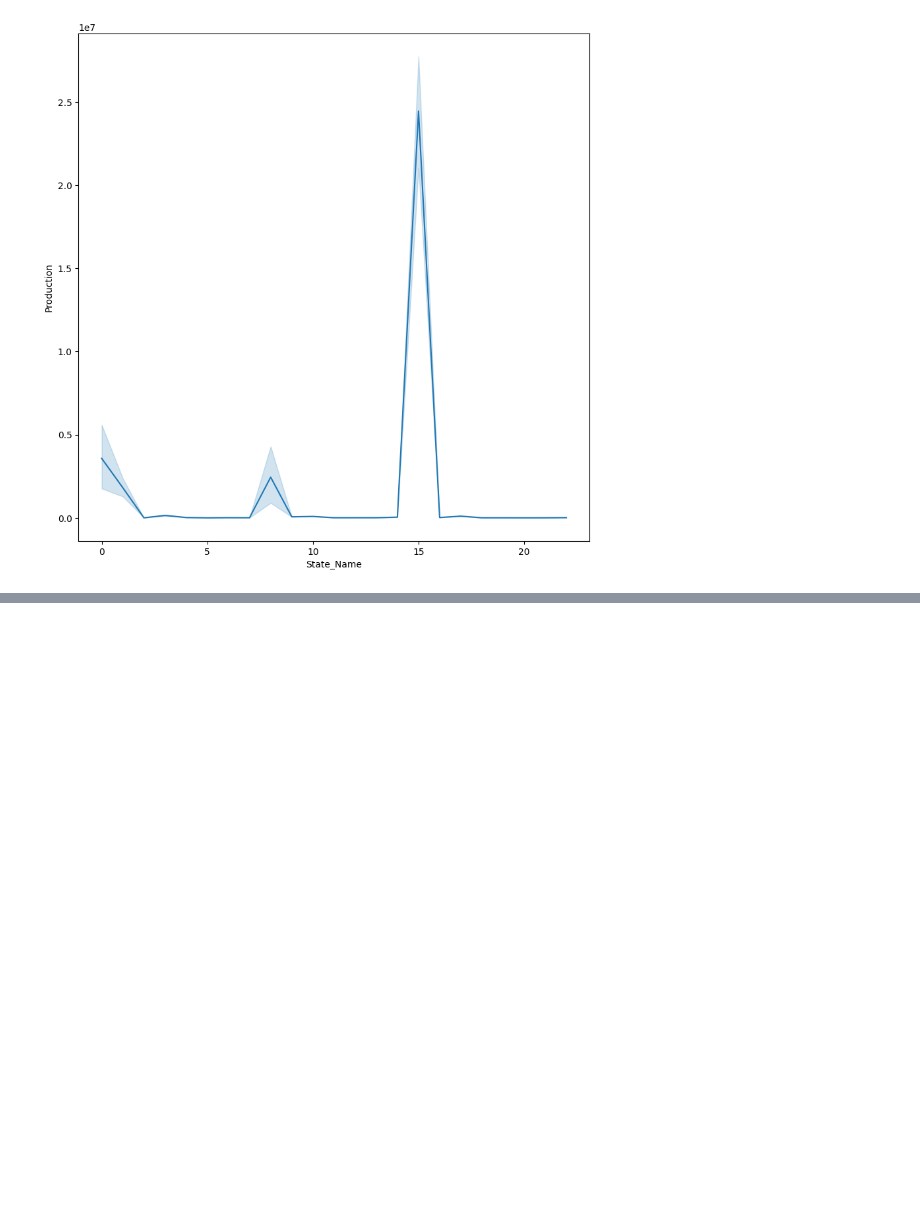
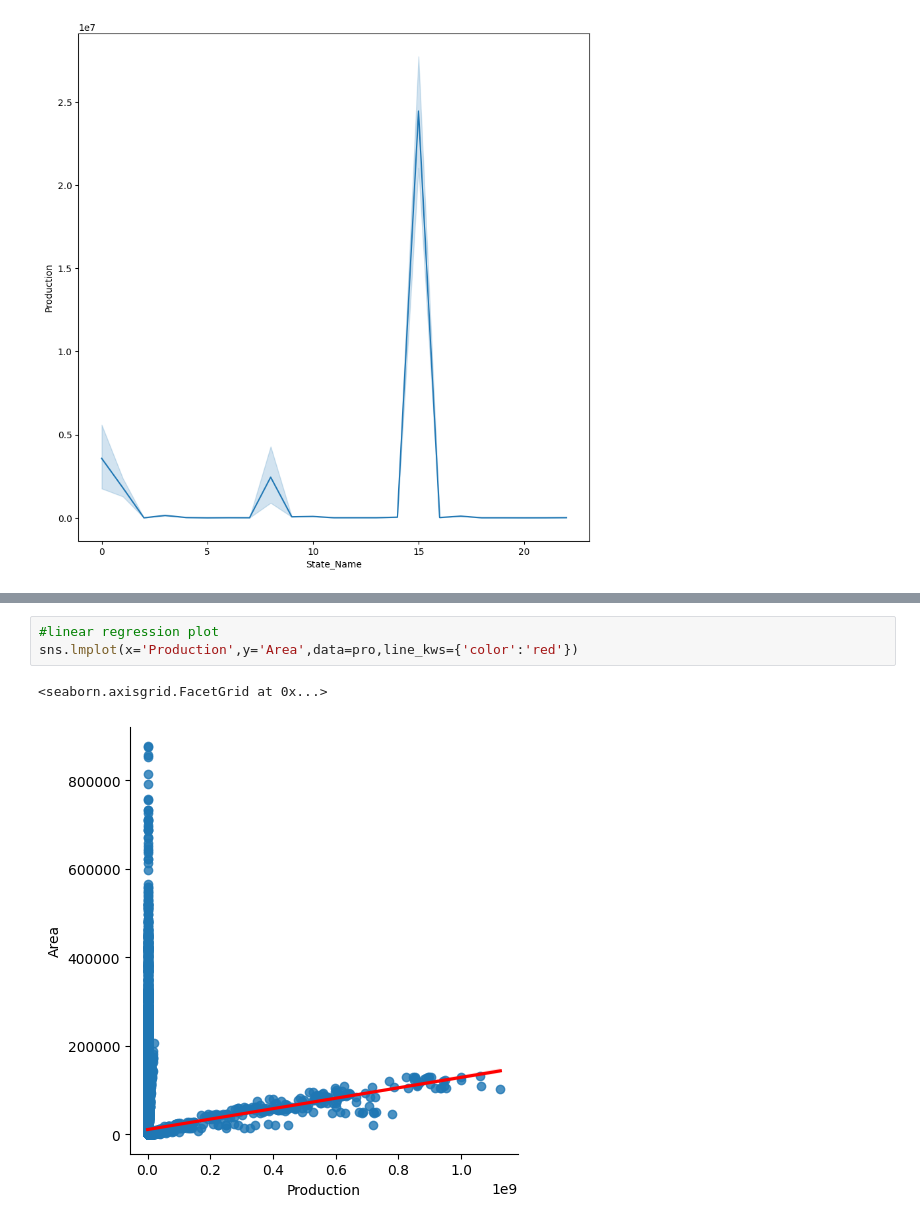
Before and after one commit to Swapnadeepgit/Data_Analytics, a Jupyter notebook: ESDPROJECT.ipynb, the cells around one changed output, grey strips where cells are left out. Saved outputs shown, nothing was run; the diff lists cells and outputs as text; blank space fills up the shorter version.

```diff
--- a/ESDPROJECT.ipynb
+++ b/ESDPROJECT.ipynb
@@ -195,0 +203,6 @@ sns.lineplot(x='State_Name',y='Production',data=pro)
+# %%
+#linear regression plot
+sns.lmplot(x='Production',y='Area',data=pro,line_kws={'color':'red'})
+# %% [output]
+<seaborn.axisgrid.FacetGrid at 0x...>
+[figure, added]
```
Also changed, not shown: parts of 1 cell of this notebook.
